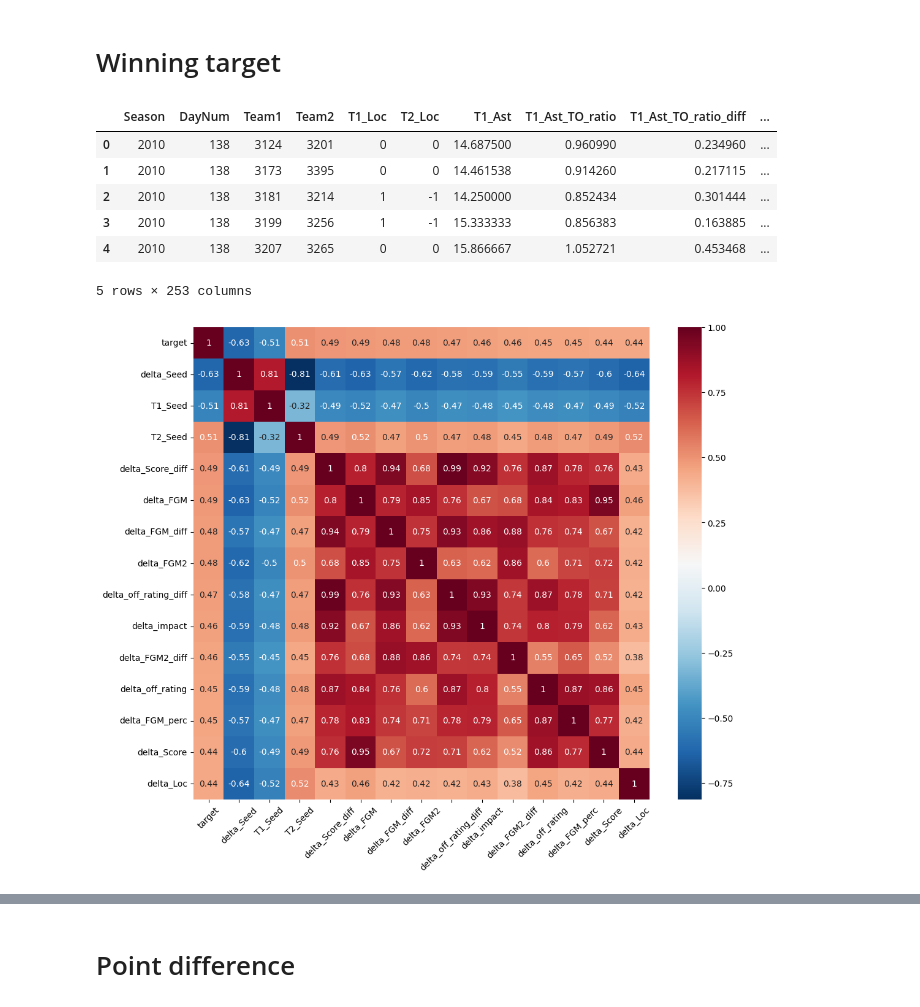
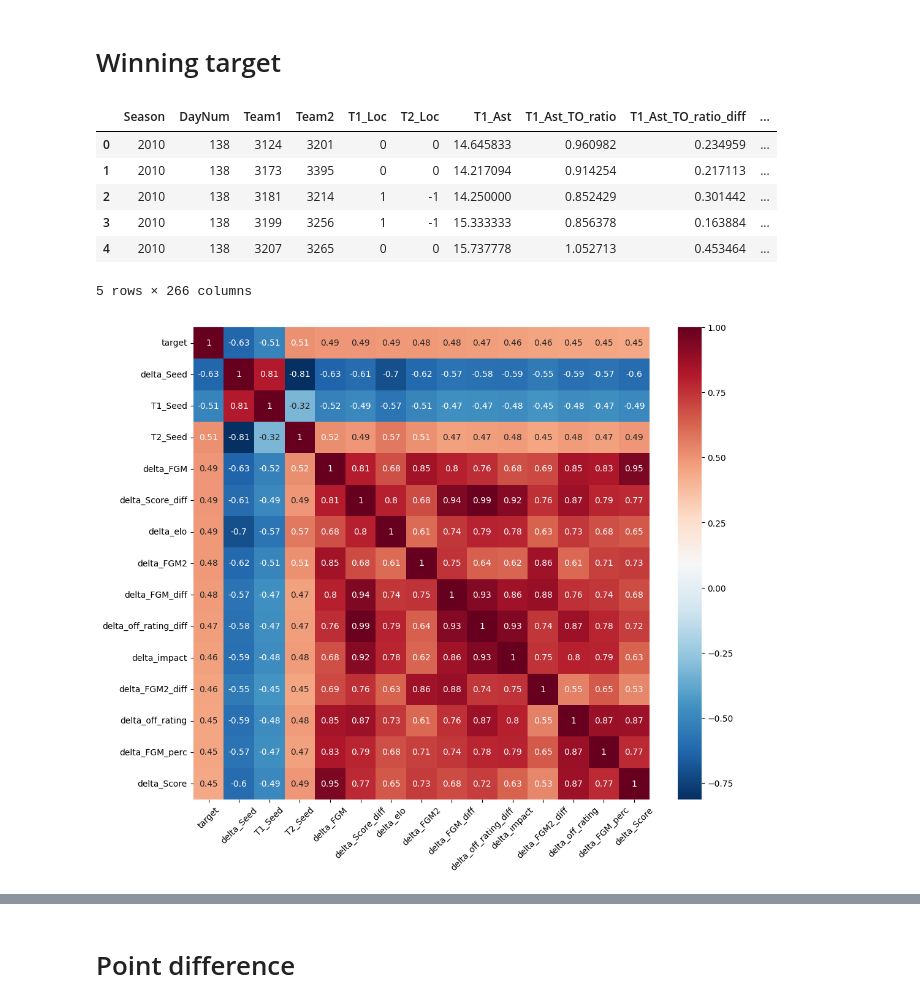
Before and after one commit to lucabasa/kaggle_competitions, a Jupyter notebook: march_madness/02_pre_model_women.ipynb, the cells around one changed output, grey strips where cells are left out. Saved outputs shown, nothing was run; the diff lists cells and outputs as text; code cells hidden in the pictures.

```diff
--- a/march_madness/02_pre_model_women.ipynb
+++ b/march_madness/02_pre_model_women.ipynb
@@ -12,8 +12,10 @@ from source.add_info import add_seed
 from source.make_train_test import make_teams_target, make_training_data
 # %%
-men_reg = pd.read_csv('data/march-machine-learning-mania-2026/WRegularSeasonDetailedResults.csv')
-men_reg = process_details(men_reg)
-men_reg = full_stats(men_reg)
+women_reg = pd.read_csv('data/march-machine-learning-mania-2026/WRegularSeasonDetailedResults.csv')
+women_reg_details = process_details(women_reg)
+women_reg = full_stats(women_reg_details)
+women_reg = add_seed('data/march-machine-learning-mania-2026/WNCAATourneySeeds.csv', women_reg)
+women_reg = add_elo(women_reg_details, women_reg)
 
-men_reg.head()
+women_reg.head()
 # %% [output]
@@ -29,11 +30,13 @@ men_reg = add_seed('data/march-machine-learning-mania-2026/WNCAATourneySeeds.csv
 # %%
-men_target_data = pd.read_csv('data/march-machine-learning-mania-2026/WNCAATourneyCompactResults.csv')
-men_target_data = make_teams_target(men_target_data, "women")
+women_target_data = pd.read_csv('data/march-machine-learning-mania-2026/WNCAATourneyCompactResults.csv')
+women_target_data = make_teams_target(women_target_data, "women")
 # %%
-men_training = make_training_data(men_reg, men_target_data)
-men_training  = men_training[men_training.DayNum >= 136]  # remove pre tourney
+women_training = make_training_data(women_reg, women_target_data)
+women_training = add_stage(women_training)
+women_training = add_quality(women_training, women_reg_details)
+women_training  = women_training[women_training.DayNum >= 136]  # remove pre tourney
 
-men_training.to_csv("data/processed/women_training.csv", index=False)
-men_training.head()
+women_training.to_csv("data/processed/women_training.csv", index=False)
+women_training.head()
 # %% [output]
 |  | Season | DayNum | Team1 | Team2 | target | target_points | T1_Loc | T2_Loc | ID | T1_Ast | ... |
@@ -47,26 +50,26 @@ men_training.head()
 # Winning target
 # %%
 target = "target"
-col_to_use = [c for c in men_training if "target" not in c and c != "ID" and "region" not in c] + [target]
+col_to_use = [c for c in women_training if "target" not in c and c != "ID" and "region" not in c] + [target]
 
-df = men_training[col_to_use].copy()
+df = women_training[col_to_use].copy()
 
 df.head()
 # %% [output]
 |  | Season | DayNum | Team1 | Team2 | T1_Loc | T2_Loc | T1_Ast | T1_Ast_TO_ratio | T1_Ast_TO_ratio_diff | ... |
-| 0 | 2010 | 138 | 3124 | 3201 | 0 | 0 | 14.687500 | 0.960990 | 0.234960 | ... |
-| 1 | 2010 | 138 | 3173 | 3395 | 0 | 0 | 14.461538 | 0.914260 | 0.217115 | ... |
-| 2 | 2010 | 138 | 3181 | 3214 | 1 | -1 | 14.250000 | 0.852434 | 0.301444 | ... |
-| 3 | 2010 | 138 | 3199 | 3256 | 1 | -1 | 15.333333 | 0.856383 | 0.163885 | ... |
-| 4 | 2010 | 138 | 3207 | 3265 | 0 | 0 | 15.866667 | 1.052721 | 0.453468 | ... |
+| 0 | 2010 | 138 | 3124 | 3201 | 0 | 0 | 14.645833 | 0.960982 | 0.234959 | ... |
+| 1 | 2010 | 138 | 3173 | 3395 | 0 | 0 | 14.217094 | 0.914254 | 0.217113 | ... |
+| 2 | 2010 | 138 | 3181 | 3214 | 1 | -1 | 14.250000 | 0.852429 | 0.301442 | ... |
+| 3 | 2010 | 138 | 3199 | 3256 | 1 | -1 | 15.333333 | 0.856378 | 0.163884 | ... |
+| 4 | 2010 | 138 | 3207 | 3265 | 0 | 0 | 15.737778 | 1.052713 | 0.453464 | ... |
-5 rows × 253 columns
+5 rows × 266 columns
 # %%
 to_drop = ["delta_def_rating_diff", "delta_impact_diff", "T1_def_rating_diff", "T2_def_rating_diff"]
 df = df.drop(to_drop, axis=1)
 # %%
 high_corr = tml.plot_correlations(data=df, target=target, limit=15, annot=True)
 # %% [output]
-[figure, old version]
+[figure, new version]
 # %%
 for col in high_corr.index:
     if col == target:
```
Also changed, not shown: parts of 8 cells of this notebook, 9 other files.
